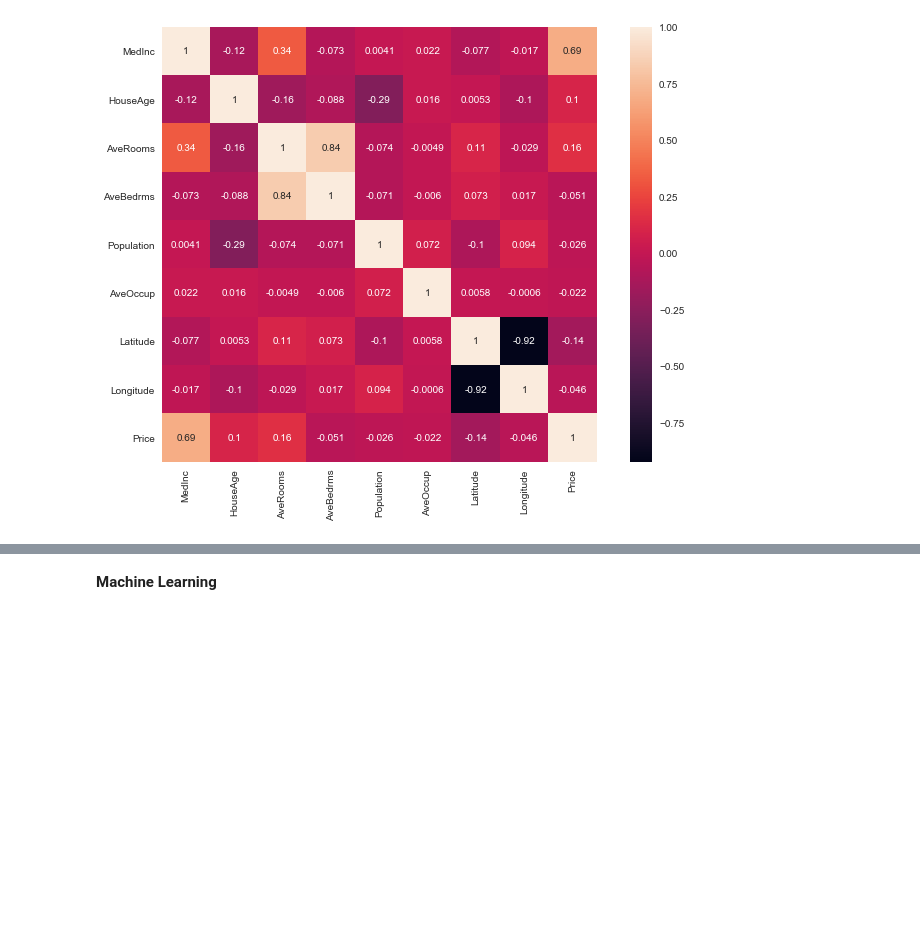
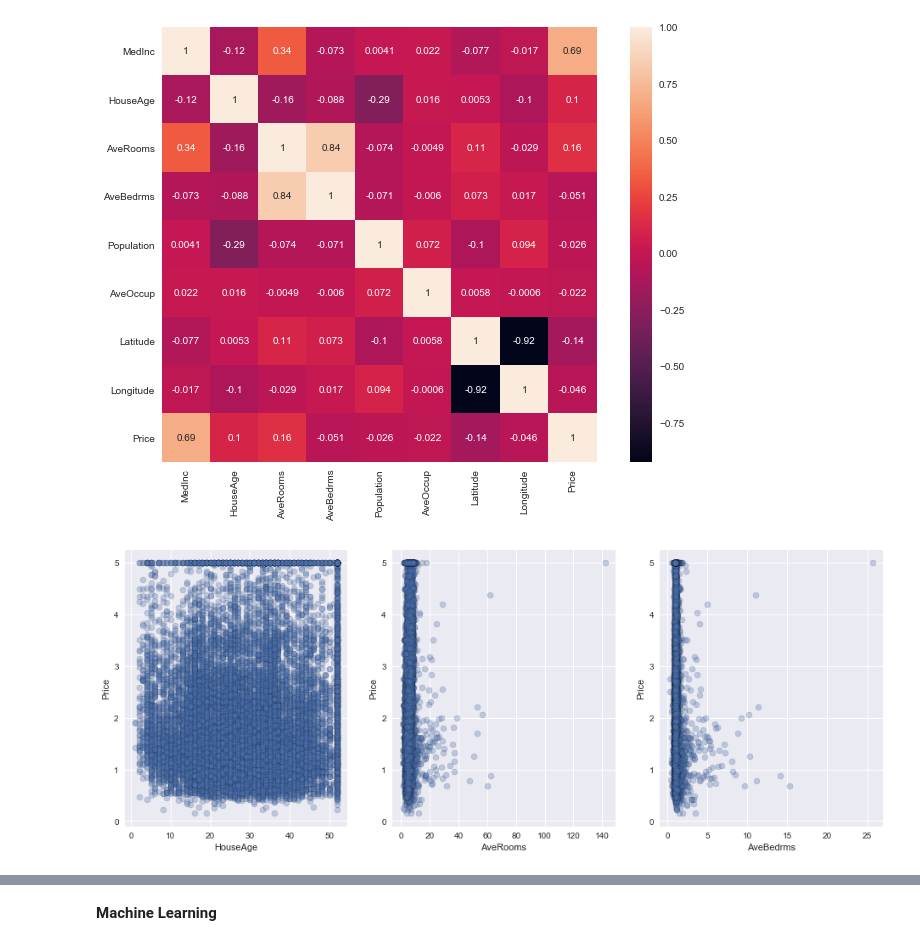
Before and after one commit to Bounty1993/ML-scripts, a Jupyter notebook: california_housing.ipynb, the cells around one changed output, grey strips where cells are left out. Cells and saved outputs as stored; diff of their text form; code cells hidden in the pictures; blank space fills up the shorter version.

```diff
--- a/california_housing.ipynb
+++ b/california_housing.ipynb
@@ -116,3 +110,13 @@ sns.heatmap(corr_mat, annot=True, square=True, ax=ax)
 # %% [output]
 <matplotlib.axes._subplots.AxesSubplot at 0x...>
 [figure]
+# %%
+fig, axes = plt.subplots(1, 3, figsize=(16, 6))
+columns = ['HouseAge', 'AveRooms', 'AveBedrms']
+for i, ax in enumerate(axes):
+    col = columns[i]
+    ax.scatter(train_df[col], train_df['Price'], alpha=0.3, edgecolor='black')
+    ax.set_ylabel('Price')
+    ax.set_xlabel(col)
+# %% [output]
+[figure, added]
```
Also changed, not shown: parts of 5 cells of this notebook.
